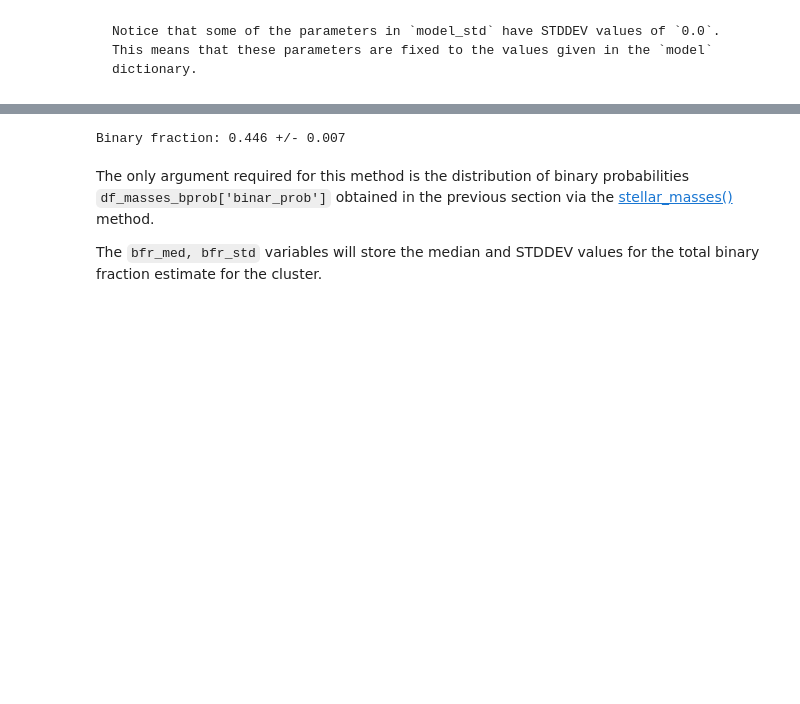
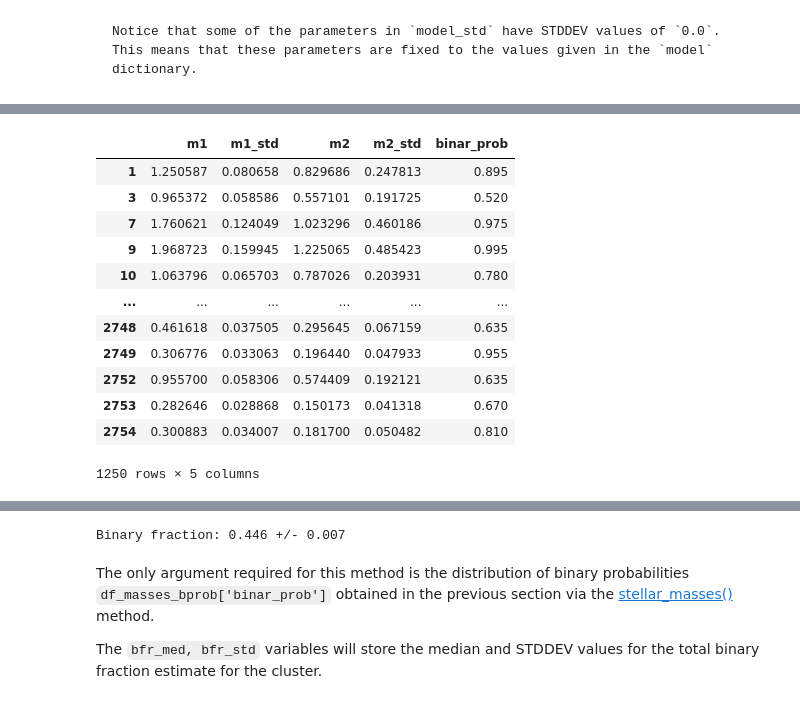
Before and after one commit to asteca/ASteCA, a Jupyter notebook: docs/contents/masses_bfr.ipynb, the cells around one changed output, grey strips where cells are left out. Drawn from its saved outputs; the diff is of its cells as text; code cells hidden in the pictures; blank space fills up the shorter version.

```diff
--- a/docs/contents/masses_bfr.ipynb
+++ b/docs/contents/masses_bfr.ipynb
@@ -140,0 +134,20 @@ If an observed star has `binar_prob=0`, i.e. a zero probability of being a binar
+# %%
+# Mask to identify binary systems given a probability cut value
+msk = df_masses_bprob['binar_prob'] > 0.5
+
+# Show only observed stars identified as binary systems
+df_masses_bprob[msk]
+# %% [output]
+|  | m1 | m1_std | m2 | m2_std | binar_prob |
+| 1 | 1.250587 | 0.080658 | 0.829686 | 0.247813 | 0.895 |
+| 3 | 0.965372 | 0.058586 | 0.557101 | 0.191725 | 0.520 |
+| 7 | 1.760621 | 0.124049 | 1.023296 | 0.460186 | 0.975 |
+| 9 | 1.968723 | 0.159945 | 1.225065 | 0.485423 | 0.995 |
+| 10 | 1.063796 | 0.065703 | 0.787026 | 0.203931 | 0.780 |
+| ... | ... | ... | ... | ... | ... |
+| 2748 | 0.461618 | 0.037505 | 0.295645 | 0.067159 | 0.635 |
+| 2749 | 0.306776 | 0.033063 | 0.196440 | 0.047933 | 0.955 |
+| 2752 | 0.955700 | 0.058306 | 0.574409 | 0.192121 | 0.635 |
+| 2753 | 0.282646 | 0.028868 | 0.150173 | 0.041318 | 0.670 |
+| 2754 | 0.300883 | 0.034007 | 0.181700 | 0.050482 | 0.810 |
+1250 rows × 5 columns
```
Also changed, not shown: parts of 16 cells of this notebook, 1 other file.
